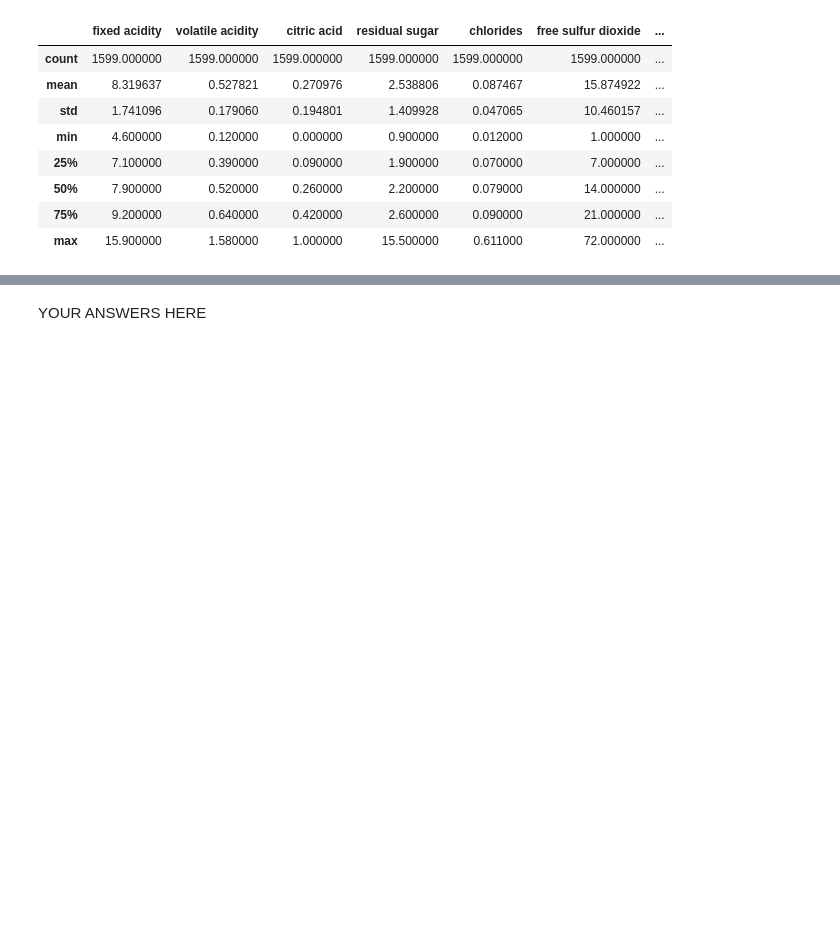
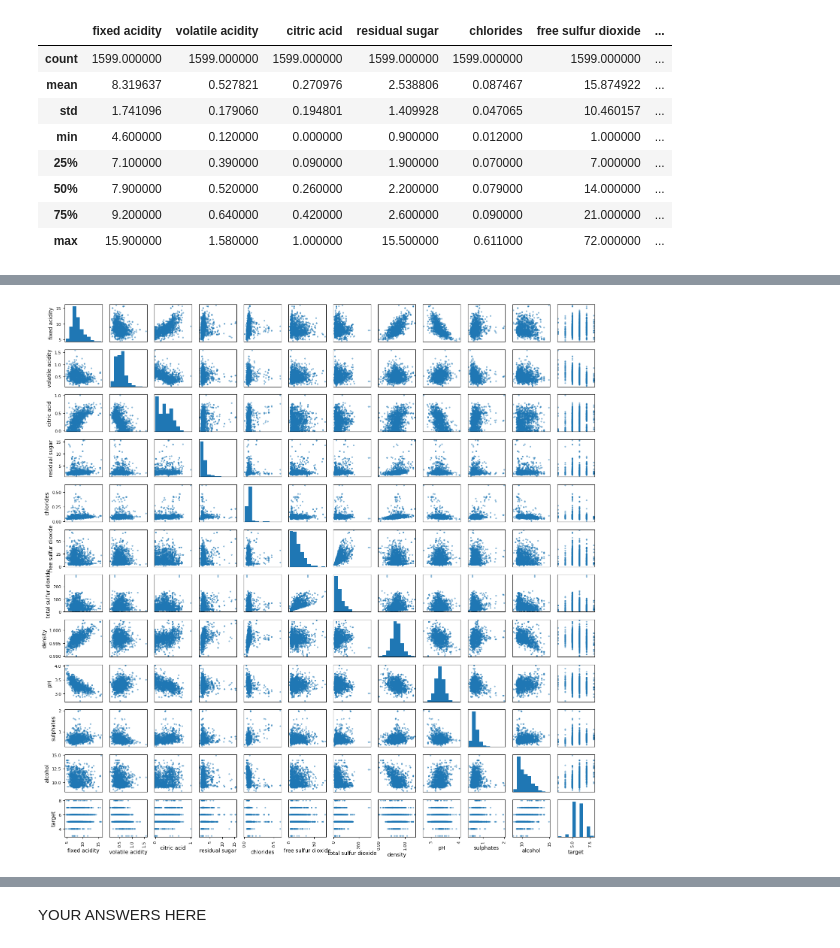
Before and after one commit to carlos00002/DX602-final-project, a Jupyter notebook: project.ipynb, the cells around one changed output, grey strips where cells are left out. Cells and saved outputs as stored; diff of their text form; code cells hidden in the pictures; blank space fills up the shorter version.

```diff
--- a/project.ipynb
+++ b/project.ipynb
@@ -187,0 +214,6 @@ df.describe()
+# %%
+pd.plotting.scatter_matrix(df, figsize=(15, 15), diagonal='hist', alpha=0.5)
+plt.tight_layout()
+plt.show()
+# %% [output]
+[figure, added]
```
Also changed, not shown: parts of 10 cells of this notebook.
